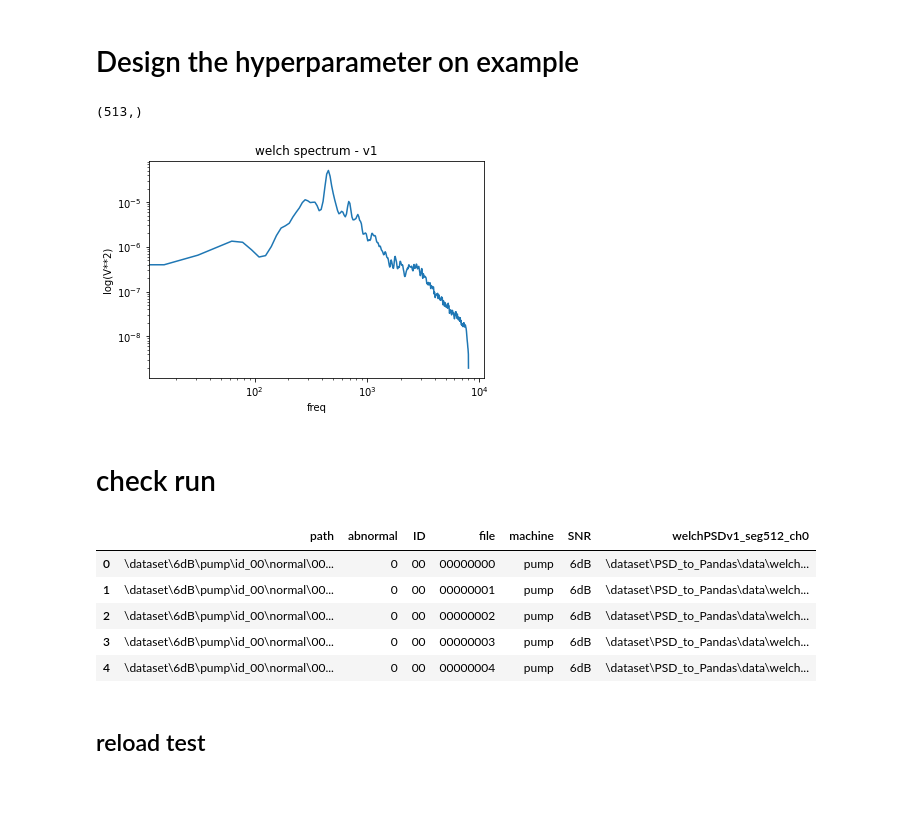
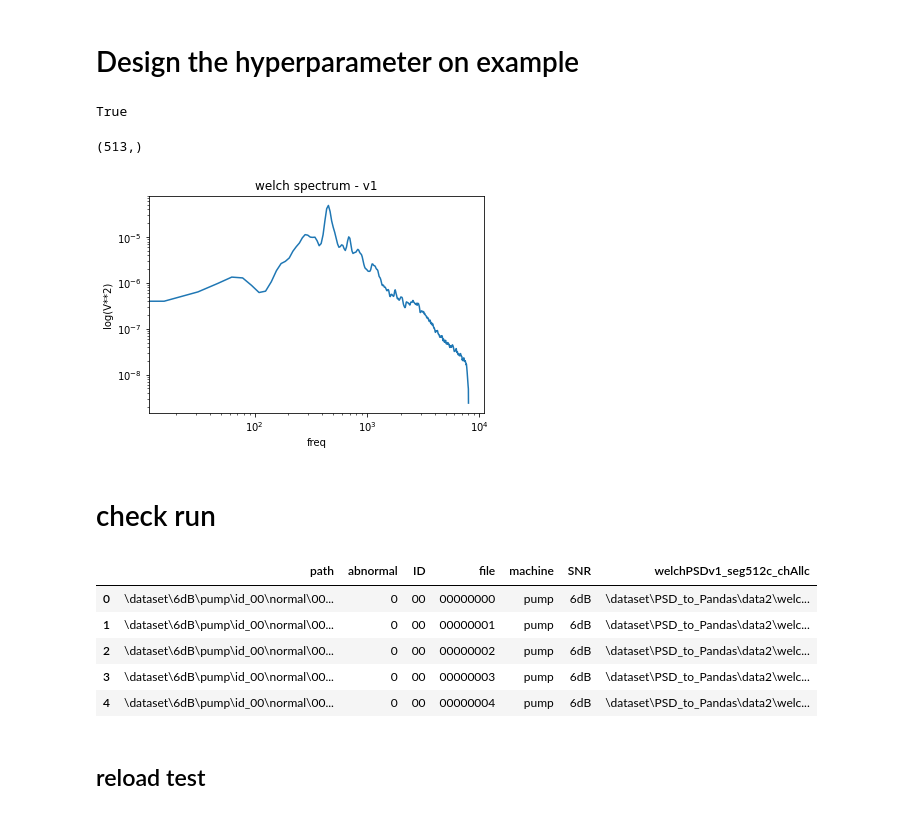
Before and after one commit to BA-HanseML/NF_Prj_MIMII_Dataset, a Jupyter notebook: dataset/PSD_to_Pandas/PSD_to_pandas_create_multi_pickle.ipynb, the cells around one changed output. Saved outputs shown, nothing was run; the diff lists cells and outputs as text; code cells hidden in the pictures.

Commit message:
bug fix SNR and machine name in main pandas pickle of extactor and multichannel PSD works

```diff
--- a/dataset/PSD_to_Pandas/PSD_to_pandas_create_multi_pickle.ipynb
+++ b/dataset/PSD_to_Pandas/PSD_to_pandas_create_multi_pickle.ipynb
@@ -8,22 +8,26 @@ load feature_extractor_mel_spectra
 load feature_extractor_psd
 # %% [markdown]
 # Design the hyperparameter on example
+# %%
+'#'!=None
+# %% [output]
+True
 # %%
 file_path = r'\dataset\6dB\pump\id_00\abnormal\00000004.wav'
 fe_psd = feature_extractor_welchPSD(BASE_FOLDER,'v1')
-fe_psd.create_from_wav(file_path,0)
-fe_psd.set_hyperparamter(nperseg=512, nfft=1024)
+fe_psd.set_hyperparamter(nperseg=512, nfft=1024, channel='all', multichannel='concat')
+fe_psd.create_from_wav(file_path)
 fe_psd.plot()
 fe_psd.flat_feature().shape
 # %% [output]
 (513,)
-[figure, old version]
+[figure, new version]
 # %% [markdown]
 # check run
 # %%
 %run -i ..\..\utility\CleanAextract_to_PandasPickles.py
 CleanAextract_to_PandasPickles(base_folder=BASE_FOLDER,
-                                   target_folder= r'\dataset\PSD_to_Pandas\data',
+                                   target_folder= r'\dataset\PSD_to_Pandas\data2',
                                    FileFindDict = {'SNR': '6dB',
                                                   'machine': 'pump',
                                                   'ID': ['00']},
@@ -33,12 +37,12 @@ CleanAextract_to_PandasPickles(base_folder=BASE_FOLDER,
                                    verbose=2,
                                    ).head()
 # %% [output]
-|  | path | abnormal | ID | file | machine | SNR | welchPSDv1_seg512_ch0 |
-| 0 | \dataset\6dB\pump\id_00\normal\00... | 0 | 00 | 00000000 | pump | 6dB | \dataset\PSD_to_Pandas\data\welch... |
-| 1 | \dataset\6dB\pump\id_00\normal\00... | 0 | 00 | 00000001 | pump | 6dB | \dataset\PSD_to_Pandas\data\welch... |
-| 2 | \dataset\6dB\pump\id_00\normal\00... | 0 | 00 | 00000002 | pump | 6dB | \dataset\PSD_to_Pandas\data\welch... |
-| 3 | \dataset\6dB\pump\id_00\normal\00... | 0 | 00 | 00000003 | pump | 6dB | \dataset\PSD_to_Pandas\data\welch... |
-| 4 | \dataset\6dB\pump\id_00\normal\00... | 0 | 00 | 00000004 | pump | 6dB | \dataset\PSD_to_Pandas\data\welch... |
+|  | path | abnormal | ID | file | machine | SNR | welchPSDv1_seg512c_chAllc |
+| 0 | \dataset\6dB\pump\id_00\normal\00... | 0 | 00 | 00000000 | pump | 6dB | \dataset\PSD_to_Pandas\data2\welc... |
+| 1 | \dataset\6dB\pump\id_00\normal\00... | 0 | 00 | 00000001 | pump | 6dB | \dataset\PSD_to_Pandas\data2\welc... |
+| 2 | \dataset\6dB\pump\id_00\normal\00... | 0 | 00 | 00000002 | pump | 6dB | \dataset\PSD_to_Pandas\data2\welc... |
+| 3 | \dataset\6dB\pump\id_00\normal\00... | 0 | 00 | 00000003 | pump | 6dB | \dataset\PSD_to_Pandas\data2\welc... |
+| 4 | \dataset\6dB\pump\id_00\normal\00... | 0 | 00 | 00000004 | pump | 6dB | \dataset\PSD_to_Pandas\data2\welc... |
 # %% [markdown]
 ## reload test
 # %%
```
Also changed, not shown: 3 other files.
